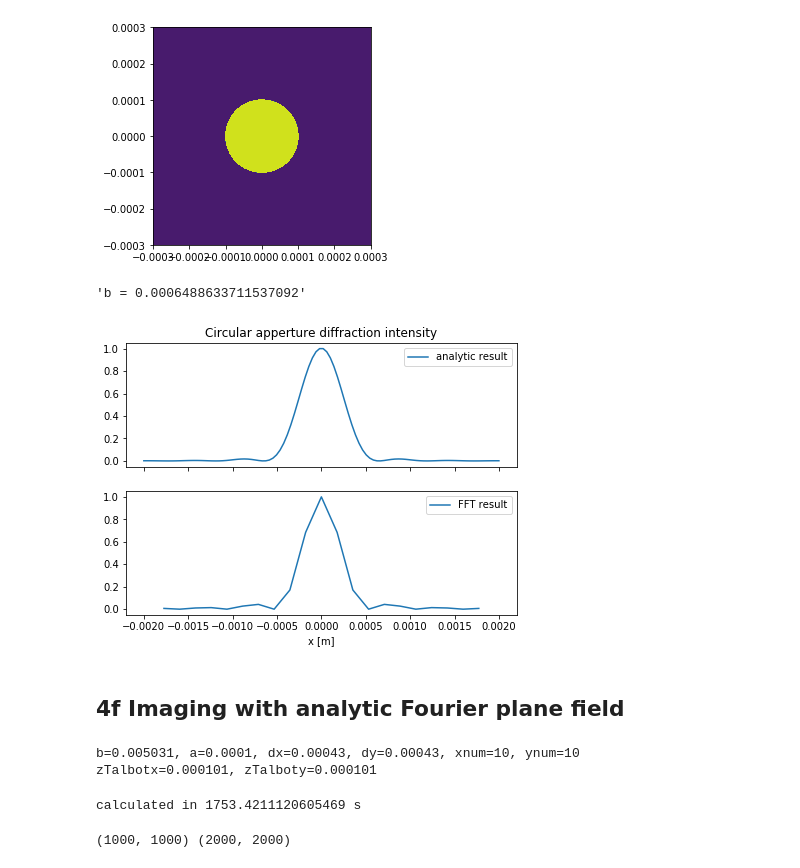
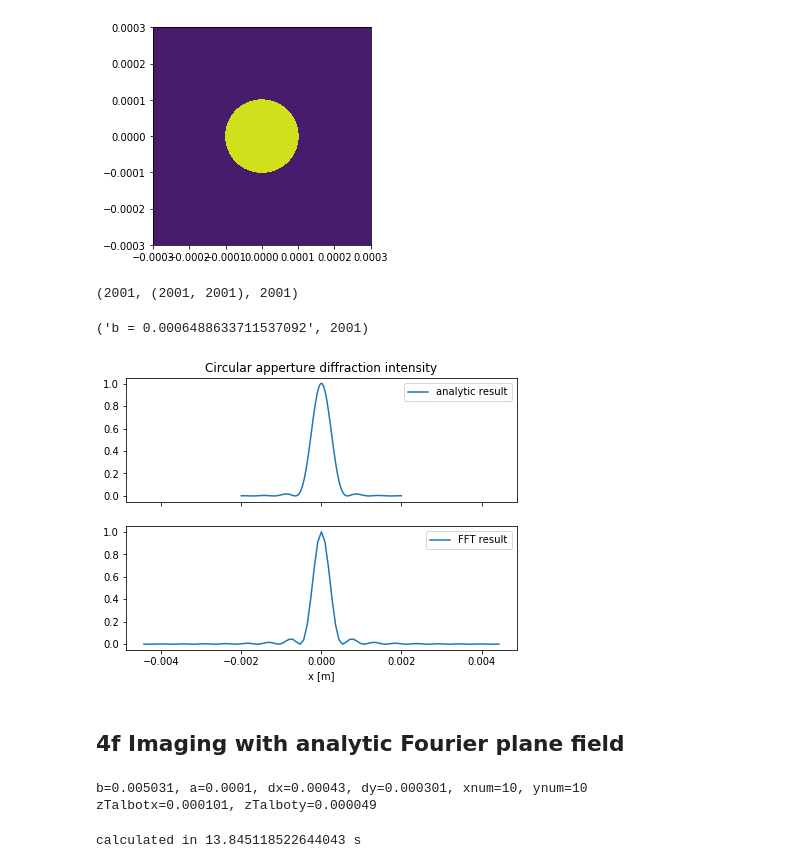
Before and after one commit to prhuft/fourier-optics, a Jupyter notebook: fft_optics.ipynb, the cells around one changed output. Saved outputs shown, nothing was run; the diff lists cells and outputs as text; code cells hidden in the pictures.

```diff
--- a/fft_optics.ipynb
+++ b/fft_optics.ipynb
@@ -61,12 +61,8 @@ x1pts, midpt, xx, yy = get_meshgrid(w, pts)
 rr = sqrt(xx**2 + yy**2)
 # %% [output]
 b = 0.0006488633711537092
-# %%
-mask = zeros((pts,pts))
-for i in range(pts):
-    for j in range(pts):
-        if rr[i,j] < a:
-            mask[i,j] = 1
+# %%
+mask = circ_mask(rr, a)
 # %%
 fig, ax = figax()
 ax.contourf(x1pts, x1pts, mask)
@@ -82,31 +72,54 @@ I1x = justify(I1x)
+# %%
+## compute 1D fft
+
+# pad with zeros for better res in Fourier domain
+padding = 1000
+mask = zero_pad(mask, padding)
+rr = zero_pad(rr, padding)
+
+padmidpt = int(mask.shape[0]/2)
+A1x = ifftshift(fft(mask[padmidpt, :]))
+
+# unpad the fields, etc
+A1x = A1x[padding:]
+A1x = A1x[:-padding]
+mask = unpad(mask, padding)
+rr = unpad(rr, padding)
+
+I1x = conjugate(A1x)*A1x
+I1x/= amax(I1x)
+I1x = justify(I1x)
+# %% [output]
+(2001, (2001, 2001), 2001)
 # %%
 ## plot the 1D fft
 
 fig,axes = plt.subplots(2,1, sharey=True, sharex=True, figsize=(7,5))
 ax1,ax2 = axes
 ax1
 
 # plot the analytic result, up to constant scaling factor
 I1_func = lambda x: (j1(a*x*k/f)/x)**2
 x2_pts = linspace(-0.002, 0.002, 100)
 I1_analytic = I1_func(x2_pts)
 I1_analytic /= max(I1_analytic)
 ax1.plot(x2_pts, I1_analytic, label='analytic result')
 ax1.set_title('Circular apperture diffraction intensity')
 
-start = 990
-stop = len(x1pts) - 990
-x2pts = array([i*1/(x1pts[1]-x1pts[0])*lmbda*f/pts for i in linspace(-pts/2, pts/2, pts)])
+start = 950
+stop = len(x1pts) - start
+# x2pts = array([i*1/(x1pts[1]-x1pts[0])*lmbda*f/pts for i in linspace(-pts/2, pts/2, pts)])
+x2pts = array([i*1/(x1pts[1]-x1pts[0])*lmbda*f/(2*padding+pts) for i in linspace(-pts/2, pts/2, pts)])
 ax2.plot(x2pts[start:stop], real(I1x)[start:stop], label='FFT result')
 ax2.set_xlabel(r'x [m]')
 
 for ax in axes:
     ax.legend(loc='upper right')
 
-f"b = {b}"
+f"b = {b}", len(I1x)
 # %% [output]
-'b = 0.0006488633711537092'
+('b = 0.0006488633711537092', 2001)
-[figure, old version]
+[figure, new version]
 # %% [markdown]
 ## 4f Imaging with analytic Fourier plane field
 # %%
@@ -118,9 +131,10 @@ f2 = 0.015
 A0 = 1 # input field amplitude
 
 ## input mask params
+# r = 1/sqrt(1.66) # reflectivity of the spots. if not applicable, just set to 1. trust me.
 a = 1e-4
 dx = 4.3*a
-dy = dx
+dy = 0.7*dx
 b = f1*3.8317/(a*k)
 xnum = ynum = 10
 
@@ -135,15 +149,16 @@ print(f'b={b:0.6f}, a={a}, dx={dx}, dy={dy}, xnum={xnum}, ynum={ynum}')
 print(f'zTalbotx={zTalbotx:0.6f}, zTalboty={zTalboty:0.6f}')
 
 ## grid params
-w = 3*b # grid half-width
+
+w = 4*b # grid half-width
 pts = 2000 #1025
 x = linspace(-w, w, pts)
 y = linspace(-w, w, pts)
 x1pts, midpt, xx, yy = get_meshgrid(w, pts)
 rr = sqrt(xx**2 + yy**2)
 # %% [output]
-b=0.005031, a=0.0001, dx=0.00043, dy=0.00043, xnum=10, ynum=10
-zTalbotx=0.000101, zTalboty=0.000101
+b=0.005031, a=0.0001, dx=0.00043, dy=0.000301, xnum=10, ynum=10
+zTalbotx=0.000101, zTalboty=0.000049
 # %%
 ## compute the Fourier plane field with analytic result
 
@@ -160,17 +175,14 @@ def repeat_phase(x1,y1,dx,dy,xnum,ynum,f1,k):
             /(sin(sin(k*dx*x1/(2*f1))*sin(k*dy*y1/(2*f1)))))
 
 field1 = zeros((pts, pts))
-
+t0 = time()
 q3_phases = empty((midpt, midpt), complex)
 q3 = empty((midpt, midpt), complex)
 for i in range(midpt):
     for j in range(midpt):
         q3_phases[i,j] = repeat_phase(x1pts[i], x1pts[j], dx, dy, xnum, ynum, f1, k)
-        q3[i,j] = A0*a*j1(a*rr[i,j]*k/f1)*q3_phases[i,j]/rr[i,j]
+        q3[i,j] = -1j*A0*a*j1(a*rr[i,j]*k/f1)*q3_phases[i,j]/rr[i,j]
 print(f"calculated in {time()-t0} s")
+field1 = from_quadrant3(q3)
 # %% [output]
-calculated in 1753.4211120605469 s
+calculated in 13.845118522644043 s
-# %%
-field1 = from_quadrant3(q3)
-# %% [output]
-(1000, 1000) (2000, 2000)
```
Also changed, not shown: parts of 9 cells of this notebook, 14 other files.
